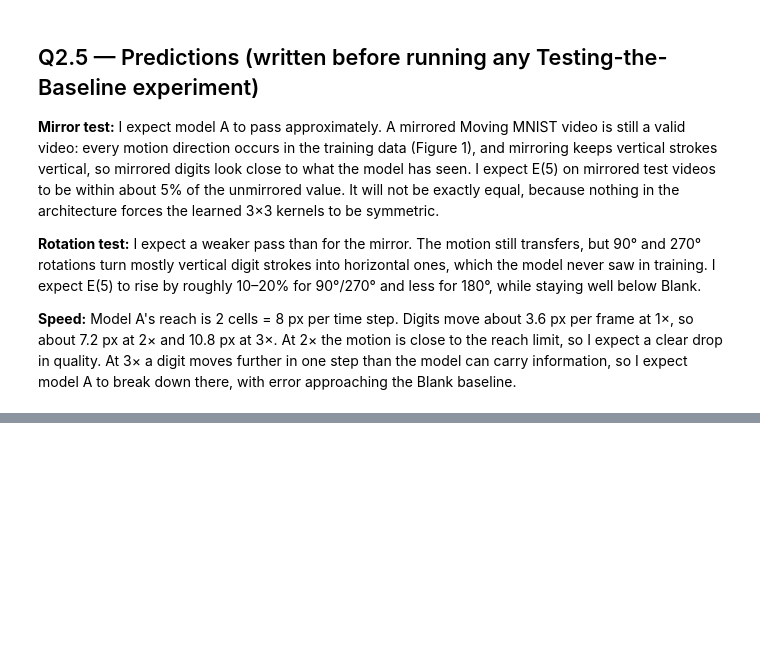
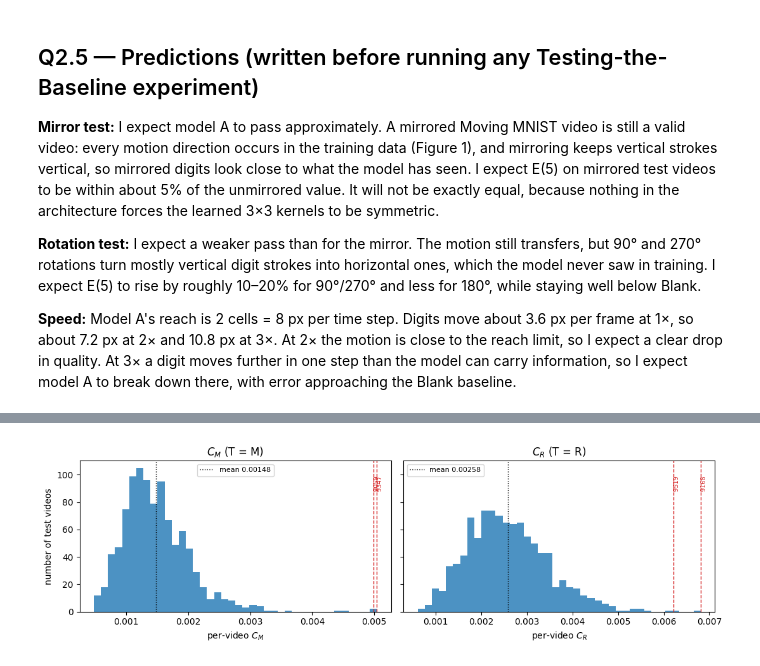
Before and after one commit to ShanzayIQ/AI651-Assignment2, a Jupyter notebook: Q2_part1.ipynb, the cells around one changed output, grey strips where cells are left out. Cells and saved outputs as stored; diff of their text form; code cells hidden in the pictures; blank space fills up the shorter version.

```diff
--- a/Q2_part1.ipynb
+++ b/Q2_part1.ipynb
@@ -698,0 +807,13 @@ seed 1: train 6.7 s/epoch | inference (1,000 test videos) 0.315 s
+# %%
+fig, axes = plt.subplots(1, 2, figsize=(11, 3.4), sharey=True)
+for ax, tn, C, top in [(axes[0], 'M', C_M0, top_M), (axes[1], 'R', C_R0, top_R)]:
+    ax.hist(C, bins=40, color='tab:blue', alpha=0.8)
+    ax.axvline(C.mean(), color='k', ls=':', lw=1, label=f'mean {fmt(C.mean())}')
+    for v in top:
+        ax.axvline(C[v], color='tab:red', ls='--', lw=1)
+        ax.text(C[v], ax.get_ylim()[1] * 0.9, f' {9000 + v}', color='tab:red', fontsize=7, rotation=90, va='top')
+    ax.set_xlabel(f'per-video $C_{tn}$'); ax.set_title(f'$C_{tn}$ (T = {tn})'); ax.legend(fontsize=8)
+axes[0].set_ylabel('number of test videos')
+plt.tight_layout(); plt.savefig(os.path.join(FIG_DIR, 'figure4_hist.png'), dpi=200); plt.show()
+# %% [output]
+[figure, added]
```
Also changed, not shown: parts of 6 cells of this notebook.
